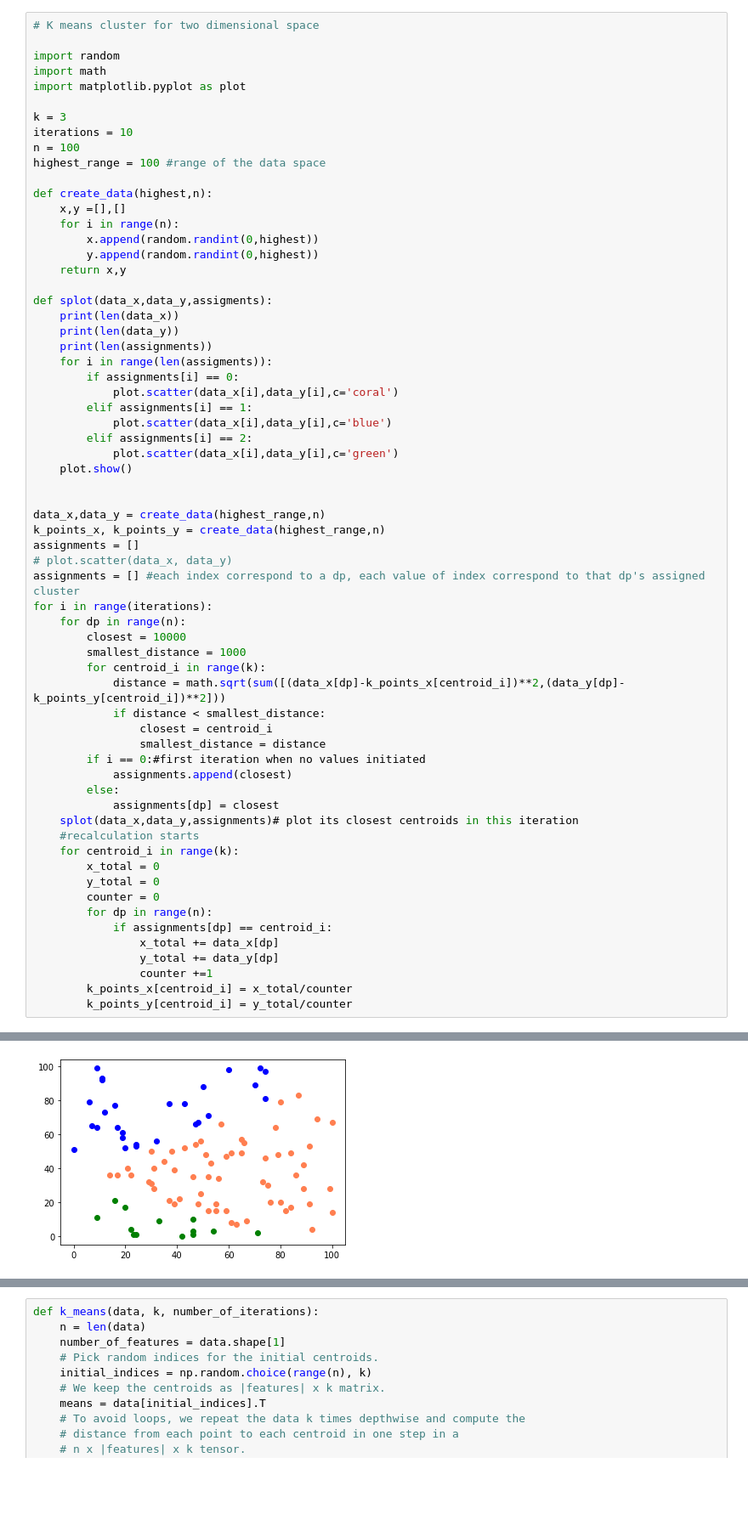
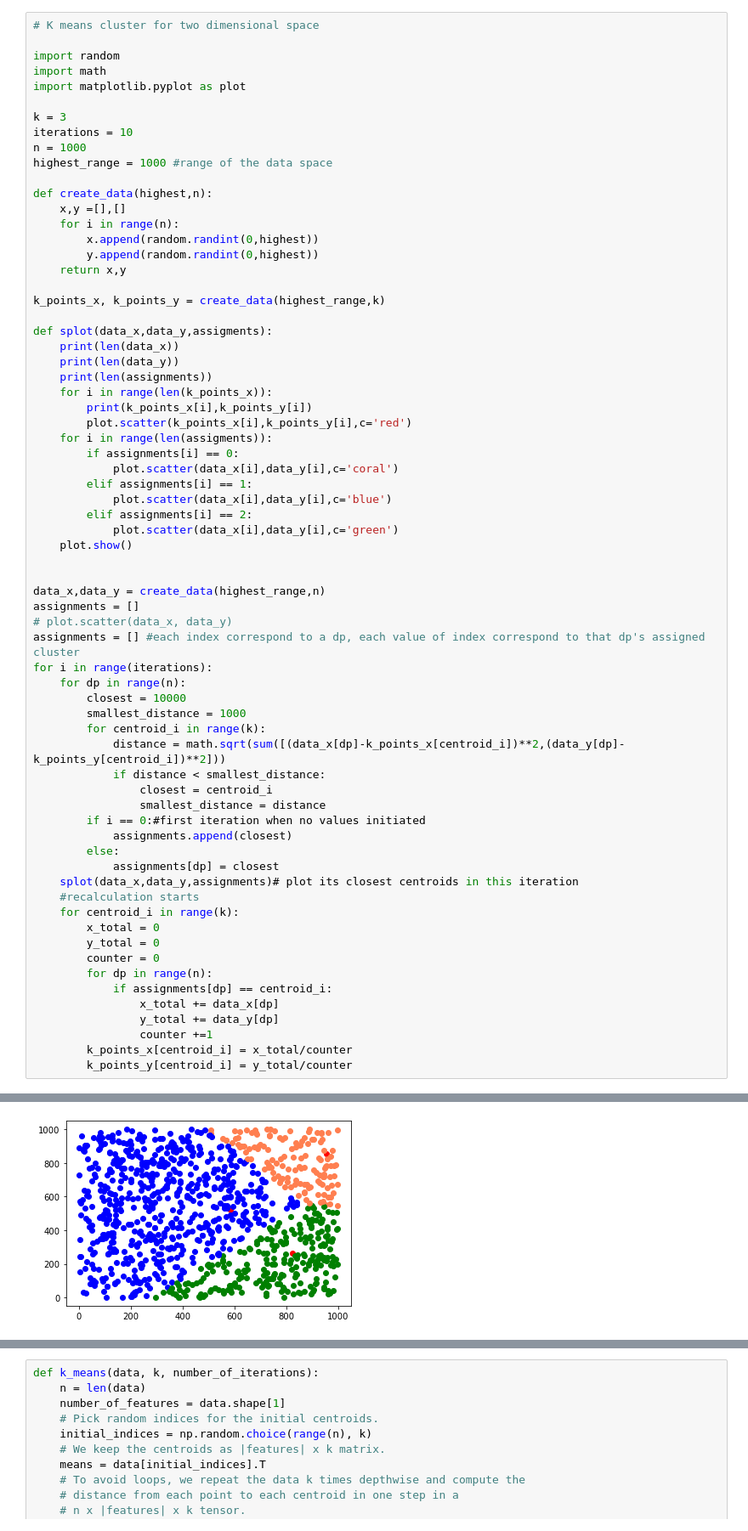
Before and after one commit to ming94539/k-means-cluster-CUDA, a Jupyter notebook: k_means.ipynb, the cells around one changed output, grey strips where cells are left out. Shown at 85% size. Drawn from its saved outputs; the diff is of its cells as text; blank space fills up the shorter version.

```diff
--- a/k_means.ipynb
+++ b/k_means.ipynb
@@ -7,8 +7,8 @@ import matplotlib.pyplot as plot
 
 k = 3
 iterations = 10
-n = 100
-highest_range = 100 #range of the data space
+n = 1000
+highest_range = 1000 #range of the data space
 
 def create_data(highest,n):
     x,y =[],[]
@@ -17,10 +17,15 @@ def create_data(highest,n):
         y.append(random.randint(0,highest))
     return x,y
 
+k_points_x, k_points_y = create_data(highest_range,k)
+
 def splot(data_x,data_y,assigments):
     print(len(data_x))
     print(len(data_y))
     print(len(assignments))
+    for i in range(len(k_points_x)):
+        print(k_points_x[i],k_points_y[i])
+        plot.scatter(k_points_x[i],k_points_y[i],c='red')
     for i in range(len(assigments)):
         if assignments[i] == 0:
             plot.scatter(data_x[i],data_y[i],c='coral')
@@ -32,7 +37,6 @@ def splot(data_x,data_y,assigments):
 
 
 data_x,data_y = create_data(highest_range,n)
-k_points_x, k_points_y = create_data(highest_range,n)
 assignments = []
 # plot.scatter(data_x, data_y)
 assignments = [] #each index correspond to a dp, each value of index correspond to that dp's assigned cluster
@@ -69 +76 @@ for i in range(iterations):
-[figure, old version]
+[figure, new version]
```
Also changed, not shown: parts of 1 cell of this notebook, 5 other files.
